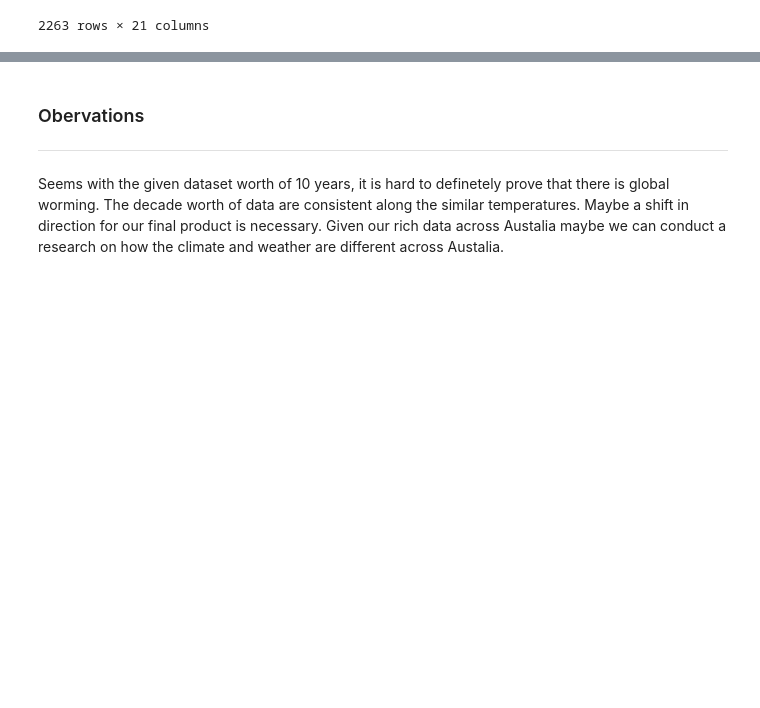
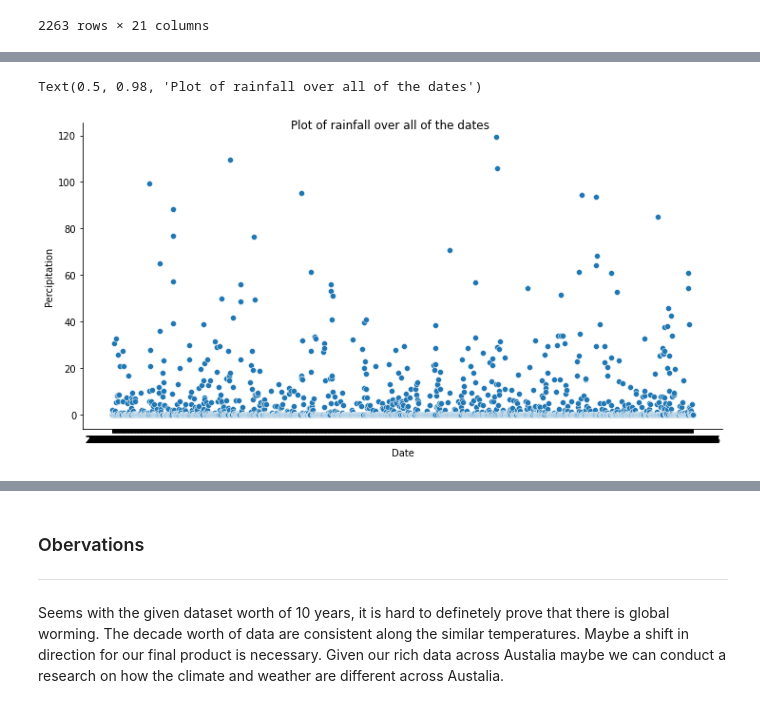
Before and after one commit to data301-2020-winter2/course-project-group_1023, a Jupyter notebook: analysis/Takumi/milestone2_task4.ipynb, the cells around one changed output, grey strips where cells are left out. Saved outputs shown, nothing was run; the diff lists cells and outputs as text; code cells hidden in the pictures; blank space fills up the shorter version.

```diff
--- a/analysis/Takumi/milestone2_task4.ipynb
+++ b/analysis/Takumi/milestone2_task4.ipynb
@@ -130,0 +92,9 @@ Sydney_max = sns.boxplot(x="Datetime", y="MinTemp", data=data_in_sydney)
+# %%
+plot_sydney = sns.relplot(x='Date',
+                         y= "Percipitation",
+                         data=data_in_sydney,
+                         aspect = 2)
+plot_sydney.fig.suptitle("Plot of rainfall over all of the dates")
+# %% [output]
+Text(0.5, 0.98, 'Plot of rainfall over all of the dates')
+[figure, added]
```
Also changed, not shown: parts of 10 cells of this notebook, 2 other files.
